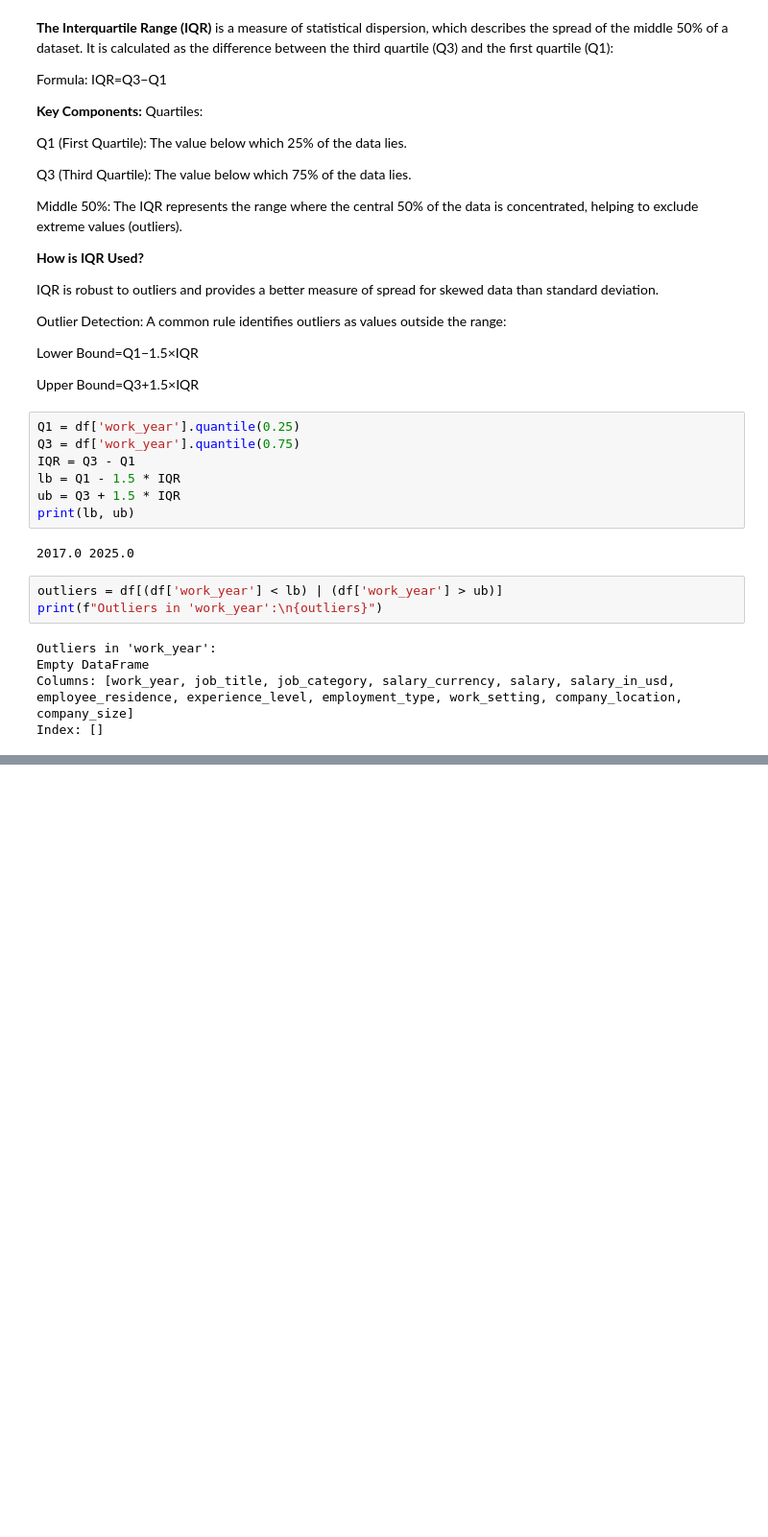
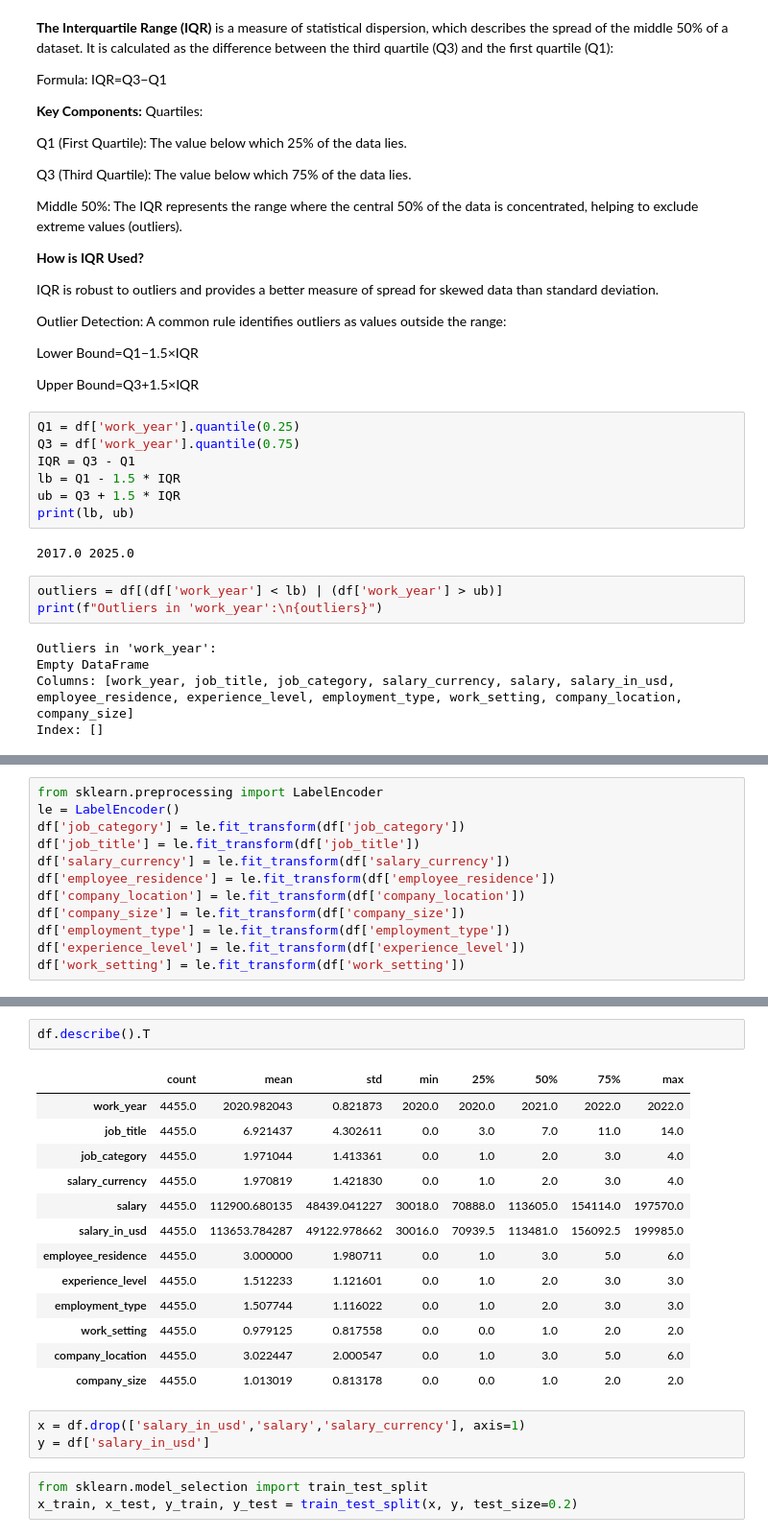
Before and after one commit to ArushiG11/Data-Science-Job-Analysis, a Jupyter notebook: Data_Science_Job_Analysis.ipynb, the cells around one changed output, grey strips where cells are left out. Shown at 96% size. Saved outputs shown, nothing was run; the diff lists cells and outputs as text; blank space fills up the shorter version.

```diff
--- a/Data_Science_Job_Analysis.ipynb
+++ b/Data_Science_Job_Analysis.ipynb
@@ -329,0 +390,12 @@ df['salary'].quantile(0.99)
+# %%
+from sklearn.preprocessing import LabelEncoder
+le = LabelEncoder()
+df['job_category'] = le.fit_transform(df['job_category'])
+df['job_title'] = le.fit_transform(df['job_title'])
+df['salary_currency'] = le.fit_transform(df['salary_currency'])
+df['employee_residence'] = le.fit_transform(df['employee_residence'])
+df['company_location'] = le.fit_transform(df['company_location'])
+df['company_size'] = le.fit_transform(df['company_size'])
+df['employment_type'] = le.fit_transform(df['employment_type'])
+df['experience_level'] = le.fit_transform(df['experience_level'])
+df['work_setting'] = le.fit_transform(df['work_setting'])
@@ -329,0 +411,22 @@ df['salary'].quantile(0.99)
+# %%
+df.describe().T
+# %% [output]
+|  | count | mean | std | min | 25% | 50% | 75% | max |
+| work_year | 4455.0 | 2020.982043 | 0.821873 | 2020.0 | 2020.0 | 2021.0 | 2022.0 | 2022.0 |
+| job_title | 4455.0 | 6.921437 | 4.302611 | 0.0 | 3.0 | 7.0 | 11.0 | 14.0 |
+| job_category | 4455.0 | 1.971044 | 1.413361 | 0.0 | 1.0 | 2.0 | 3.0 | 4.0 |
+| salary_currency | 4455.0 | 1.970819 | 1.421830 | 0.0 | 1.0 | 2.0 | 3.0 | 4.0 |
+| salary | 4455.0 | 112900.680135 | 48439.041227 | 30018.0 | 70888.0 | 113605.0 | 154114.0 | 197570.0 |
+| salary_in_usd | 4455.0 | 113653.784287 | 49122.978662 | 30016.0 | 70939.5 | 113481.0 | 156092.5 | 199985.0 |
+| employee_residence | 4455.0 | 3.000000 | 1.980711 | 0.0 | 1.0 | 3.0 | 5.0 | 6.0 |
+| experience_level | 4455.0 | 1.512233 | 1.121601 | 0.0 | 1.0 | 2.0 | 3.0 | 3.0 |
+| employment_type | 4455.0 | 1.507744 | 1.116022 | 0.0 | 1.0 | 2.0 | 3.0 | 3.0 |
+| work_setting | 4455.0 | 0.979125 | 0.817558 | 0.0 | 0.0 | 1.0 | 2.0 | 2.0 |
+| company_location | 4455.0 | 3.022447 | 2.000547 | 0.0 | 1.0 | 3.0 | 5.0 | 6.0 |
+| company_size | 4455.0 | 1.013019 | 0.813178 | 0.0 | 0.0 | 1.0 | 2.0 | 2.0 |
+# %%
+x = df.drop(['salary_in_usd','salary','salary_currency'], axis=1)
+y = df['salary_in_usd']
+# %%
+from sklearn.model_selection import train_test_split
+x_train, x_test, y_train, y_test = train_test_split(x, y, test_size=0.2)
```
Also changed, not shown: parts of 10 cells of this notebook.
